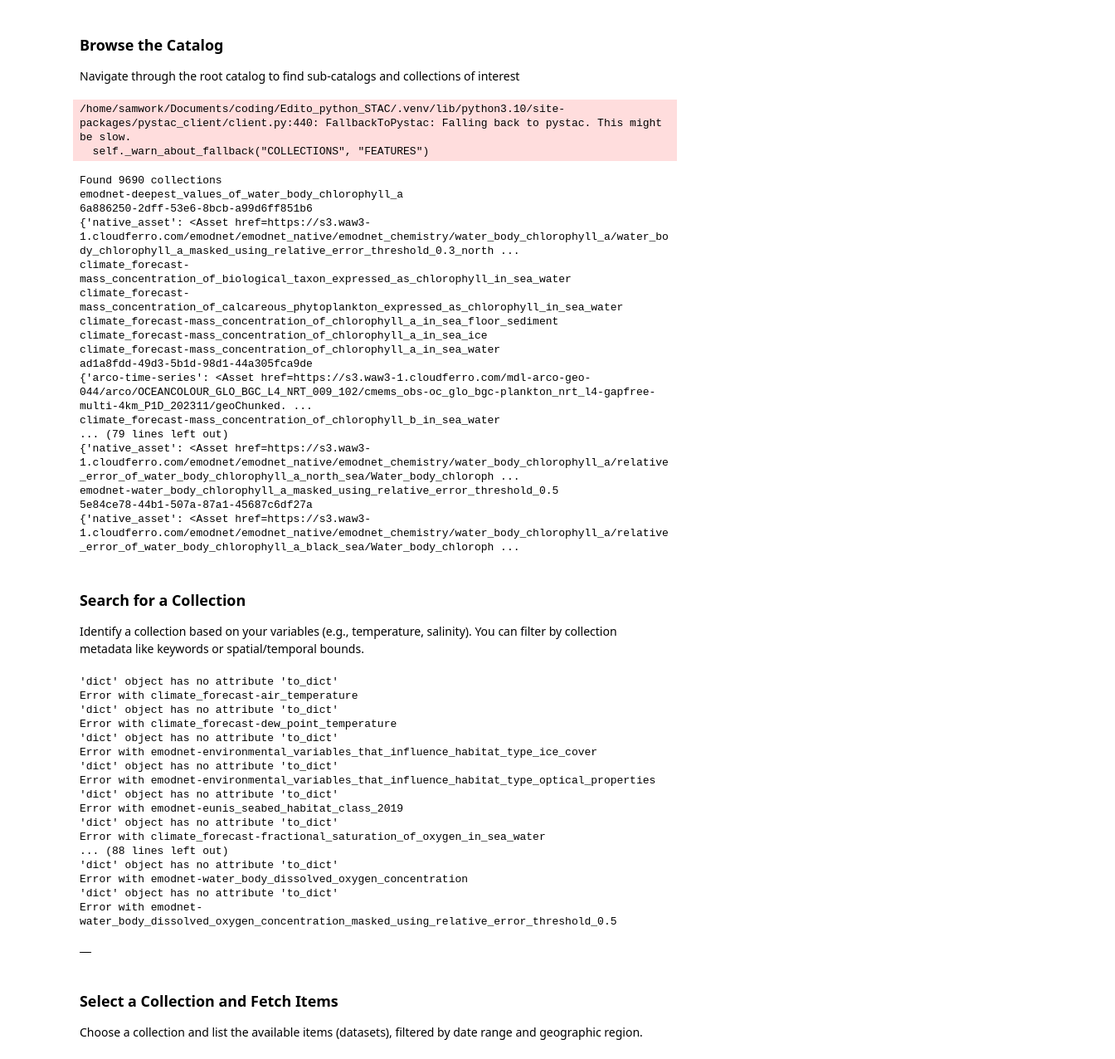
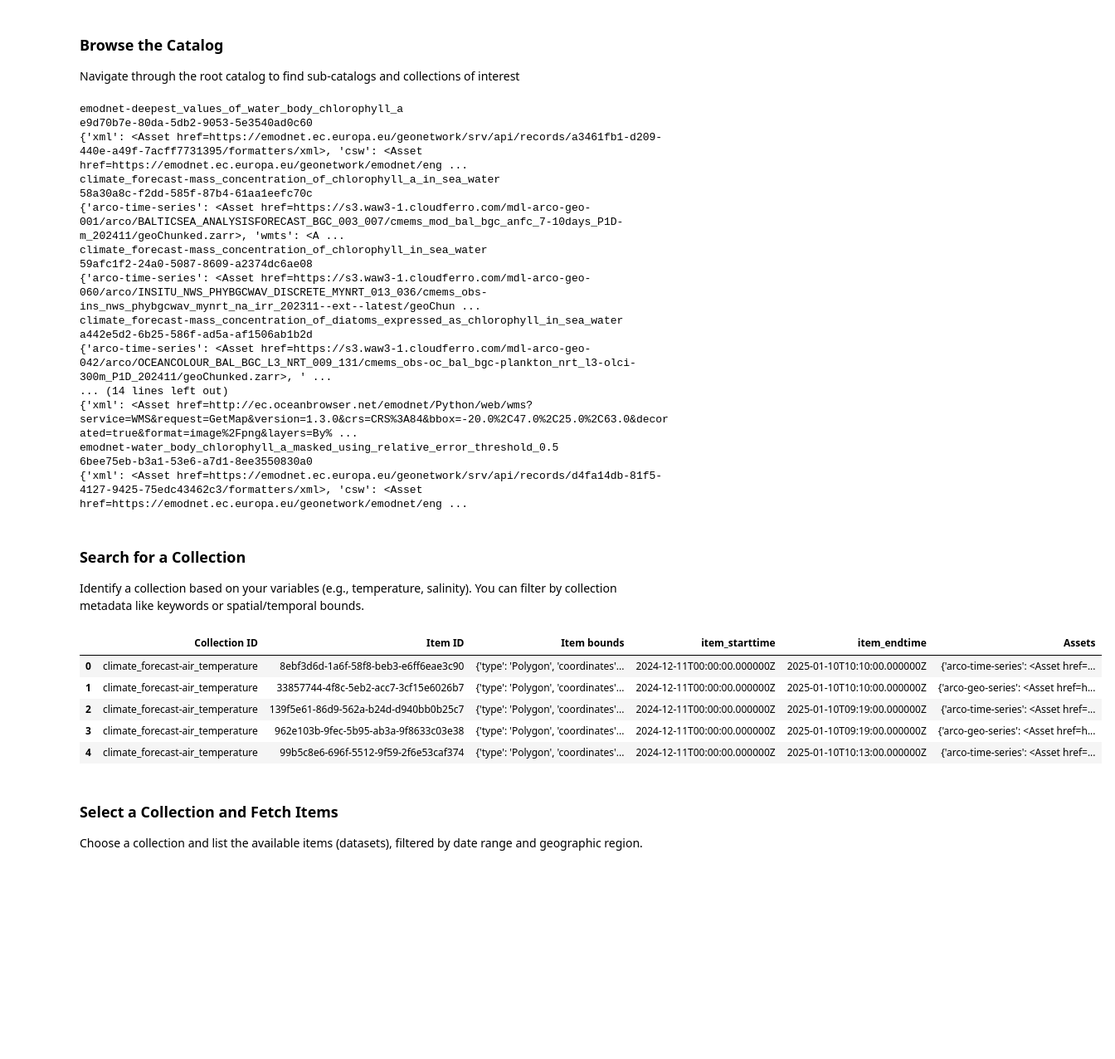
Before and after one commit to willem0boone/Edito_python_STAC, a Jupyter notebook: search_edito_stac_zarr_assets.ipynb, the cells around one changed output. Shown: that part at 83% size. Saved outputs shown, nothing was run; the diff lists cells and outputs as text; code cells hidden in the pictures; blank space fills up the shorter version.

```diff
--- a/search_edito_stac_zarr_assets.ipynb
+++ b/search_edito_stac_zarr_assets.ipynb
@@ -13,7 +17,7 @@ from copernicusmarine.core_functions import custom_open_zarr
 Use pystac-client to connect to a STAC API endpoint (https://catalog.dive.edito.eu/).  We can also connect to a static STAC json catalog, that conforms to STAC and view modelled data from Bio-Oracle.  Also available in Zarr format.
 # %%
 # STAC API root URL
-URL = 'https://catalog.dive.edito.eu'
+URL = 'https://api.dive.edito.eu/data/collections'
 # URL = 'https://s3.waw3-1.cloudferro.com/emodnet/bio_oracle/stac/catalog.json'
 # custom headers
 headers = []
@@ -26,8 +53,7 @@ cat
 ### Browse the Catalog
 Navigate through the root catalog to find sub-catalogs and collections of interest
 # %%
-collections = list(cat.get_all_collections())
-print(f'Found {len(collections)} collections')
+collections = cat.get_collections()
 for collection in collections:
     if 'chlorophyll' in collection.id:
         print(collection.id)
@@ -36,69 +62,54 @@ for collection in collections:
             print(item.assets)
             break
 # %% [output]
-/home/samwork/Documents/coding/Edito_python_STAC/.venv/lib/python3.10/site-packages/pystac_client/client.py:440: FallbackToPystac: Falling back to pystac. This might be slow.
-  self._warn_about_fallback("COLLECTIONS", "FEATURES")
+emodnet-deepest_values_of_water_body_chlorophyll_a
+e9d70b7e-80da-5db2-9053-5e3540ad0c60
+{'xml': <Asset href=https://emodnet.ec.europa.eu/geonetwork/srv/api/records/a3461fb1-d209-440e-a49f-7acff7731395/formatters/xml>, 'csw': <Asset href=https://emodnet.ec.europa.eu/geonetwork/emodnet/eng ...
+climate_forecast-mass_concentration_of_chlorophyll_a_in_sea_water
+58a30a8c-f2dd-585f-87b4-61aa1eefc70c
+{'arco-time-series': <Asset href=https://s3.waw3-1.cloudferro.com/mdl-arco-geo-001/arco/BALTICSEA_ANALYSISFORECAST_BGC_003_007/cmems_mod_bal_bgc_anfc_7-10days_P1D-m_202411/geoChunked.zarr>, 'wmts': <A ...
+climate_forecast-mass_concentration_of_chlorophyll_in_sea_water
+59afc1f2-24a0-5087-8609-a2374dc6ae08
+{'arco-time-series': <Asset href=https://s3.waw3-1.cloudferro.com/mdl-arco-geo-060/arco/INSITU_NWS_PHYBGCWAV_DISCRETE_MYNRT_013_036/cmems_obs-ins_nws_phybgcwav_mynrt_na_irr_202311--ext--latest/geoChun ...
+climate_forecast-mass_concentration_of_diatoms_expressed_as_chlorophyll_in_sea_water
+a442e5d2-6b25-586f-ad5a-af1506ab1b2d
+{'arco-time-series': <Asset href=https://s3.waw3-1.cloudferro.com/mdl-arco-geo-042/arco/OCEANCOLOUR_BAL_BGC_L3_NRT_009_131/cmems_obs-oc_bal_bgc-plankton_nrt_l3-olci-300m_P1D_202411/geoChunked.zarr>, ' ...
+... (14 lines left out)
+{'xml': <Asset href=http://ec.oceanbrowser.net/emodnet/Python/web/wms?service=WMS&request=GetMap&version=1.3.0&crs=CRS%3A84&bbox=-20.0%2C47.0%2C25.0%2C63.0&decorated=true&format=image%2Fpng&layers=By% ...
+emodnet-water_body_chlorophyll_a_masked_using_relative_error_threshold_0.5
+6bee75eb-b3a1-53e6-a7d1-8ee3550830a0
+{'xml': <Asset href=https://emodnet.ec.europa.eu/geonetwork/srv/api/records/d4fa14db-81f5-4127-9425-75edc43462c3/formatters/xml>, 'csw': <Asset href=https://emodnet.ec.europa.eu/geonetwork/emodnet/eng ...
-Found 9690 collections
-emodnet-deepest_values_of_water_body_chlorophyll_a
-6a886250-2dff-53e6-8bcb-a99d6ff851b6
-{'native_asset': <Asset href=https://s3.waw3-1.cloudferro.com/emodnet/emodnet_native/emodnet_chemistry/water_body_chlorophyll_a/water_body_chlorophyll_a_masked_using_relative_error_threshold_0.3_north ...
-climate_forecast-mass_concentration_of_biological_taxon_expressed_as_chlorophyll_in_sea_water
-climate_forecast-mass_concentration_of_calcareous_phytoplankton_expressed_as_chlorophyll_in_sea_water
-climate_forecast-mass_concentration_of_chlorophyll_a_in_sea_floor_sediment
-climate_forecast-mass_concentration_of_chlorophyll_a_in_sea_ice
-climate_forecast-mass_concentration_of_chlorophyll_a_in_sea_water
-ad1a8fdd-49d3-5b1d-98d1-44a305fca9de
-{'arco-time-series': <Asset href=https://s3.waw3-1.cloudferro.com/mdl-arco-geo-044/arco/OCEANCOLOUR_GLO_BGC_L4_NRT_009_102/cmems_obs-oc_glo_bgc-plankton_nrt_l4-gapfree-multi-4km_P1D_202311/geoChunked. ...
-climate_forecast-mass_concentration_of_chlorophyll_b_in_sea_water
-... (79 lines left out)
-{'native_asset': <Asset href=https://s3.waw3-1.cloudferro.com/emodnet/emodnet_native/emodnet_chemistry/water_body_chlorophyll_a/relative_error_of_water_body_chlorophyll_a_north_sea/Water_body_chloroph ...
-emodnet-water_body_chlorophyll_a_masked_using_relative_error_threshold_0.5
-5e84ce78-44b1-507a-87a1-45687c6df27a
-{'native_asset': <Asset href=https://s3.waw3-1.cloudferro.com/emodnet/emodnet_native/emodnet_chemistry/water_body_chlorophyll_a/relative_error_of_water_body_chlorophyll_a_black_sea/Water_body_chloroph ...
 # %% [markdown]
 ### Search for a Collection
 Identify a collection based on your variables (e.g., temperature, salinity). You can filter by collection metadata like keywords or spatial/temporal bounds.
 # %%
 all_items = []
 collection_selection = ['oxygen', 'habitat', 'elevation', 'temperature']
-for collection in collections:
+for collection in cat.get_collections():
     if 'oxygen' in collection.id or 'habitat' in collection.id or 'temperature' in collection.id:
         collection_items = collection.get_all_items()
         try:
             for item in collection_items:
                 # Append item information to the list
-                geometry = item.geometry.to_dict()
                 all_items.append({  'Collection ID': collection.id,
                                     'Item ID': item.id,
                                     'Item bounds': item.geometry,
                                     'item_starttime': item.properties['start_datetime'],
                                     'item_endtime': item.properties['end_datetime'],
                                     'Assets': item.assets})
         except Exception as e:
             print(e)
             print(f'Error with {collection.id}')
             continue
 oxygen_habitat_temperature_items_df = pd.DataFrame(all_items)
 oxygen_habitat_temperature_items_df.head()
 # %% [output]
-'dict' object has no attribute 'to_dict'
-Error with climate_forecast-air_temperature
-'dict' object has no attribute 'to_dict'
-Error with climate_forecast-dew_point_temperature
-'dict' object has no attribute 'to_dict'
-Error with emodnet-environmental_variables_that_influence_habitat_type_ice_cover
-'dict' object has no attribute 'to_dict'
-Error with emodnet-environmental_variables_that_influence_habitat_type_optical_properties
-'dict' object has no attribute 'to_dict'
-Error with emodnet-eunis_seabed_habitat_class_2019
-'dict' object has no attribute 'to_dict'
-Error with climate_forecast-fractional_saturation_of_oxygen_in_sea_water
-... (88 lines left out)
-'dict' object has no attribute 'to_dict'
-Error with emodnet-water_body_dissolved_oxygen_concentration
-'dict' object has no attribute 'to_dict'
-Error with emodnet-water_body_dissolved_oxygen_concentration_masked_using_relative_error_threshold_0.5
-|  |
+|  | Collection ID | Item ID | Item bounds | item_starttime | item_endtime | Assets |
+| 0 | climate_forecast-air_temperature | 8ebf3d6d-1a6f-58f8-beb3-e6ff6eae3c90 | {'type': 'Polygon', 'coordinates'... | 2024-12-11T00:00:00.000000Z | 2025-01-10T10:10:00.000000Z | {'arco-time-series': <Asset href=... |
+| 1 | climate_forecast-air_temperature | 33857744-4f8c-5eb2-acc7-3cf15e6026b7 | {'type': 'Polygon', 'coordinates'... | 2024-12-11T00:00:00.000000Z | 2025-01-10T10:10:00.000000Z | {'arco-geo-series': <Asset href=h... |
+| 2 | climate_forecast-air_temperature | 139f5e61-86d9-562a-b24d-d940bb0b25c7 | {'type': 'Polygon', 'coordinates'... | 2024-12-11T00:00:00.000000Z | 2025-01-10T09:19:00.000000Z | {'arco-time-series': <Asset href=... |
+| 3 | climate_forecast-air_temperature | 962e103b-9fec-5b95-ab3a-9f8633c03e38 | {'type': 'Polygon', 'coordinates'... | 2024-12-11T00:00:00.000000Z | 2025-01-10T09:19:00.000000Z | {'arco-geo-series': <Asset href=h... |
+| 4 | climate_forecast-air_temperature | 99b5c8e6-696f-5512-9f59-2f6e53caf374 | {'type': 'Polygon', 'coordinates'... | 2024-12-11T00:00:00.000000Z | 2025-01-10T10:13:00.000000Z | {'arco-time-series': <Asset href=... |
 # %% [markdown]
 ### Select a Collection and Fetch Items
 Choose a collection and list the available items (datasets), filtered by date range and geographic region.
```
Also changed, not shown: parts of 4 cells of this notebook, 4 other files.
